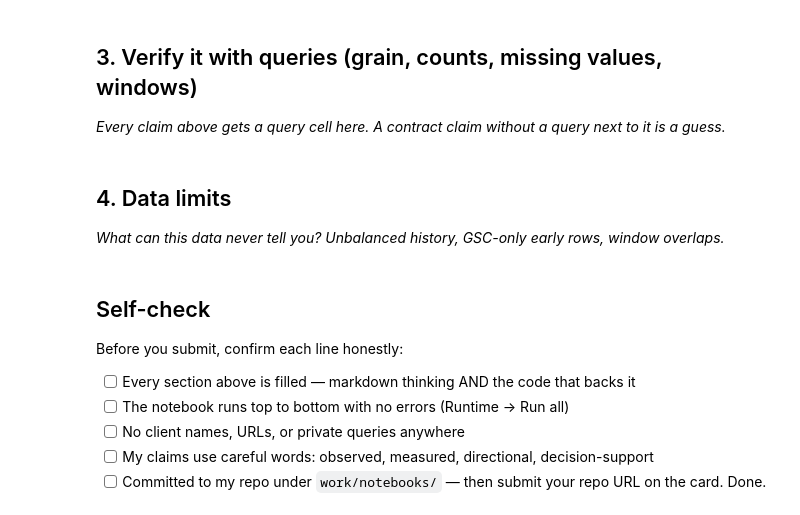
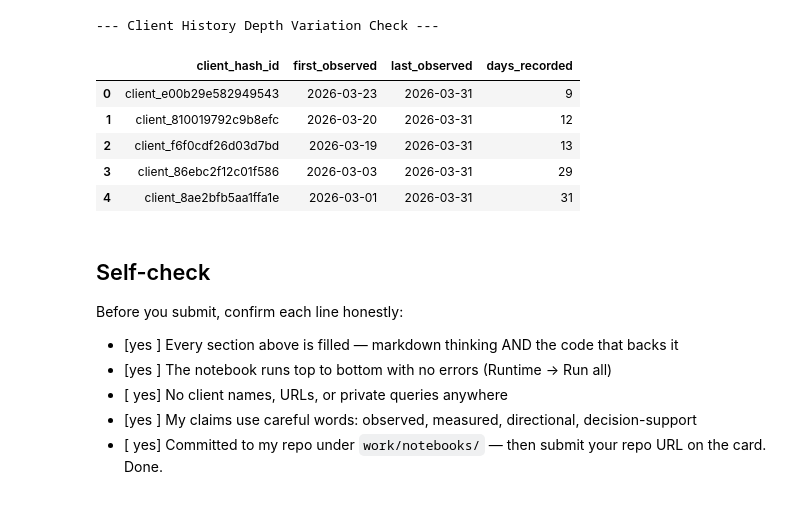
Before and after one commit to CaesarKasiba/ML-Pipeline, a Jupyter notebook: work/notebooks/w03_data_contract.ipynb, the cells around one changed output. Cells and saved outputs as stored; diff of their text form; code cells hidden in the pictures.

```diff
--- a/work/notebooks/w03_data_contract.ipynb
+++ b/work/notebooks/w03_data_contract.ipynb
@@ -20,7 +148,26 @@ This skeleton is yours to fill. Work the sections **in order** — each one has
 # %%
 # This cell is for CODE (numbers, a query, a check).
 # Write your text answer in the cell ABOVE this one — typing sentences here breaks Run All.
+
+# Explore client activity span variations to verify unbalanced history limits
+client_history_query = """
+SELECT
+    client_hash_id,
+    MIN(report_date) AS first_observed,
+    MAX(report_date) AS last_observed,
+    COUNT(DISTINCT report_date) AS days_recorded
+FROM read_parquet('hf://datasets/FlyRank/internship-warehouse/fact_content_daily_performance/month=2026-03/*.parquet')
+GROUP BY 1
+ORDER BY days_recorded ASC
+LIMIT 5;
+"""
+print("--- Client History Depth Variation Check ---")
+display(con.execute(client_history_query).fetchdf())
+# %% [output]
+--- Client History Depth Variation Check ---
+|  | client_hash_id | first_observed | last_observed | days_recorded |
+| 0 | client_e00b29e582949543 | 2026-03-23 | 2026-03-31 | 9 |
+| 1 | client_810019792c9b8efc | 2026-03-20 | 2026-03-31 | 12 |
+| 2 | client_f6f0cdf26d03d7bd | 2026-03-19 | 2026-03-31 | 13 |
+| 3 | client_86ebc2f12c01f586 | 2026-03-03 | 2026-03-31 | 29 |
+| 4 | client_8ae2bfb5aa1ffa1e | 2026-03-01 | 2026-03-31 | 31 |
-# %% [markdown]
-## 3. Verify it with queries (grain, counts, missing values, windows)
-
-*Every claim above gets a query cell here. A contract claim without a query next to it is a guess.*
@@ -30,4 +173,0 @@ This skeleton is yours to fill. Work the sections **in order** — each one has
-# %% [markdown]
-## 4. Data limits
-
-*What can this data never tell you? Unbalanced history, GSC-only early rows, window overlaps.*
@@ -39,8 +176,8 @@ This skeleton is yours to fill. Work the sections **in order** — each one has
 
 Before you submit, confirm each line honestly:
 
-- [ ] Every section above is filled — markdown thinking AND the code that backs it
-- [ ] The notebook runs top to bottom with no errors (Runtime → Run all)
-- [ ] No client names, URLs, or private queries anywhere
-- [ ] My claims use careful words: observed, measured, directional, decision-support
-- [ ] Committed to my repo under `work/notebooks/` — then submit your repo URL on the card. Done.
+- [yes ] Every section above is filled — markdown thinking AND the code that backs it
+- [yes ] The notebook runs top to bottom with no errors (Runtime → Run all)
+- [ yes] No client names, URLs, or private queries anywhere
+- [yes ] My claims use careful words: observed, measured, directional, decision-support
+- [ yes] Committed to my repo under `work/notebooks/` — then submit your repo URL on the card. Done.
```
Also changed, not shown: parts of 11 cells of this notebook.
